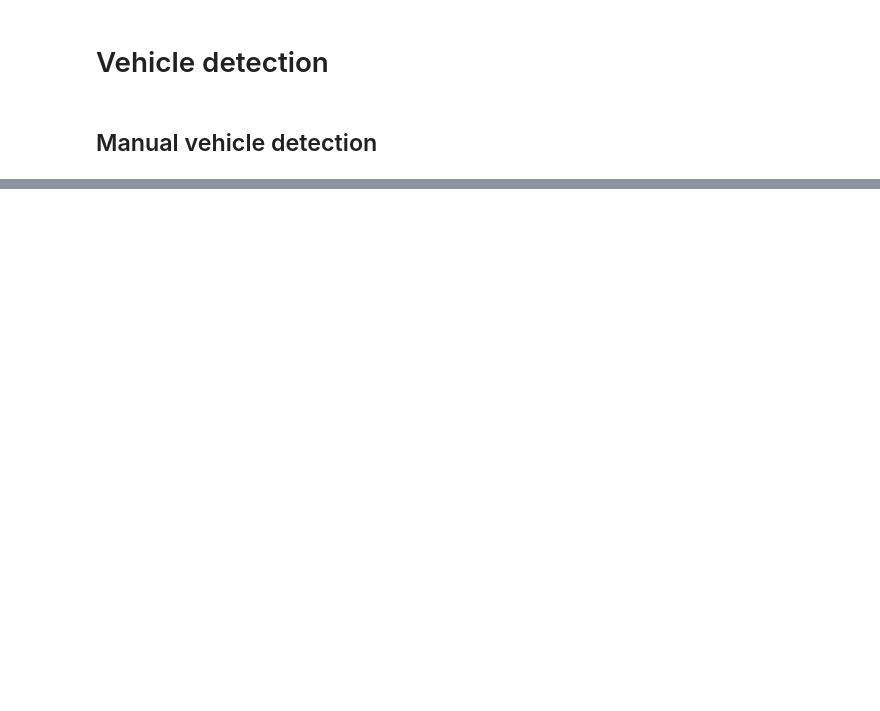
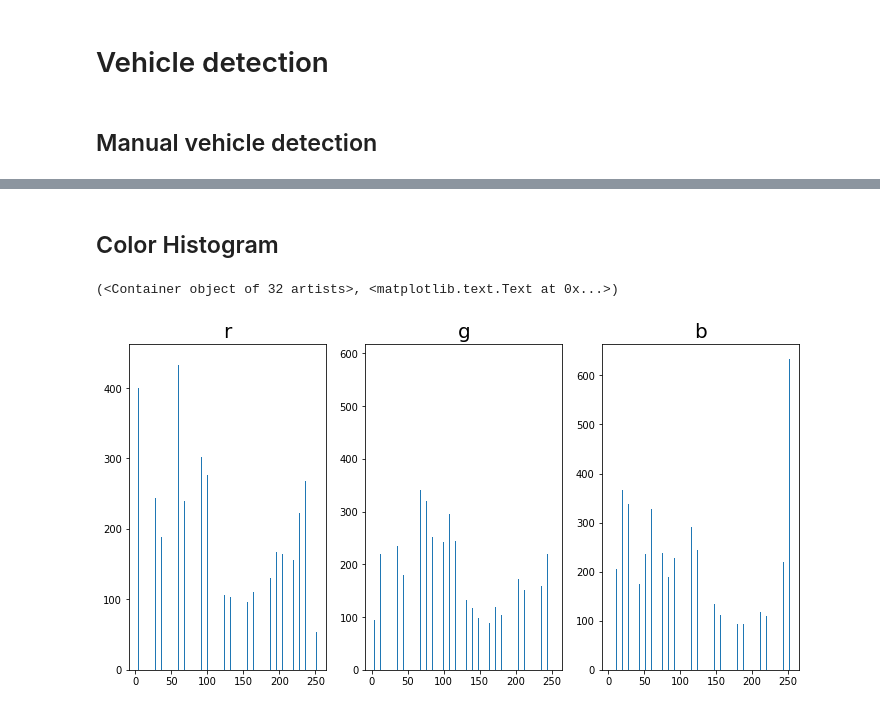
Before and after one commit to liferlisiqi/Vehicle-detection, a Jupyter notebook: Vehicle-Detection.ipynb, the cells around one changed output, grey strips where cells are left out. Cells and saved outputs as stored; diff of their text form; code cells hidden in the pictures; blank space fills up the shorter version.

```diff
--- a/Vehicle-Detection.ipynb
+++ b/Vehicle-Detection.ipynb
@@ -26,0 +74,28 @@ axs[1].imshow(draw_img), axs[1].set_title('after', fontsize=30)
+# %% [markdown]
+## Color Histogram
+# %%
+def color_hist(img, nbins=32, bins_range=(0, 256)):
+    # compute the histogram of the RGB channels separately
+    rhist = np.histogram(image[:,:,0], bins=nbins, range=bins_range)
+    ghist = np.histogram(image[:,:,1], bins=nbins, range=bins_range)
+    bhist = np.histogram(image[:,:,2], bins=nbins, range=bins_range)
+
+    # generate bin centers
+    bin_edges = rhist[1]
+    bin_centers = bin_edges[1:] - bins_range[1] / nbins / 2
+
+    # concatenate the histograms into a single feature vector
+    hist_features = np.concatenate((rhist[0], ghist[0], bhist[0]))
+
+    return rhist, ghist, bhist, bin_centers, hist_features
+
+image = mpimg.imread('test_images/cutout1.jpg')
+rhist, ghist, bhist, bin_centers, hist_features = color_hist(image)
+
+f, axs = plt.subplots(1, 3, figsize=(12, 6))
+axs[0].bar(bin_centers, rhist[0]), axs[0].set_title('r', fontsize=20)
+axs[1].bar(bin_centers, ghist[0]), axs[1].set_title('g', fontsize=20)
+axs[2].bar(bin_centers, bhist[0]), axs[2].set_title('b', fontsize=20)
+# %% [output]
+(<Container object of 32 artists>, <matplotlib.text.Text at 0x...>)
+[figure, added]
```
Also changed, not shown: parts of 10 cells of this notebook, 9 other files.
